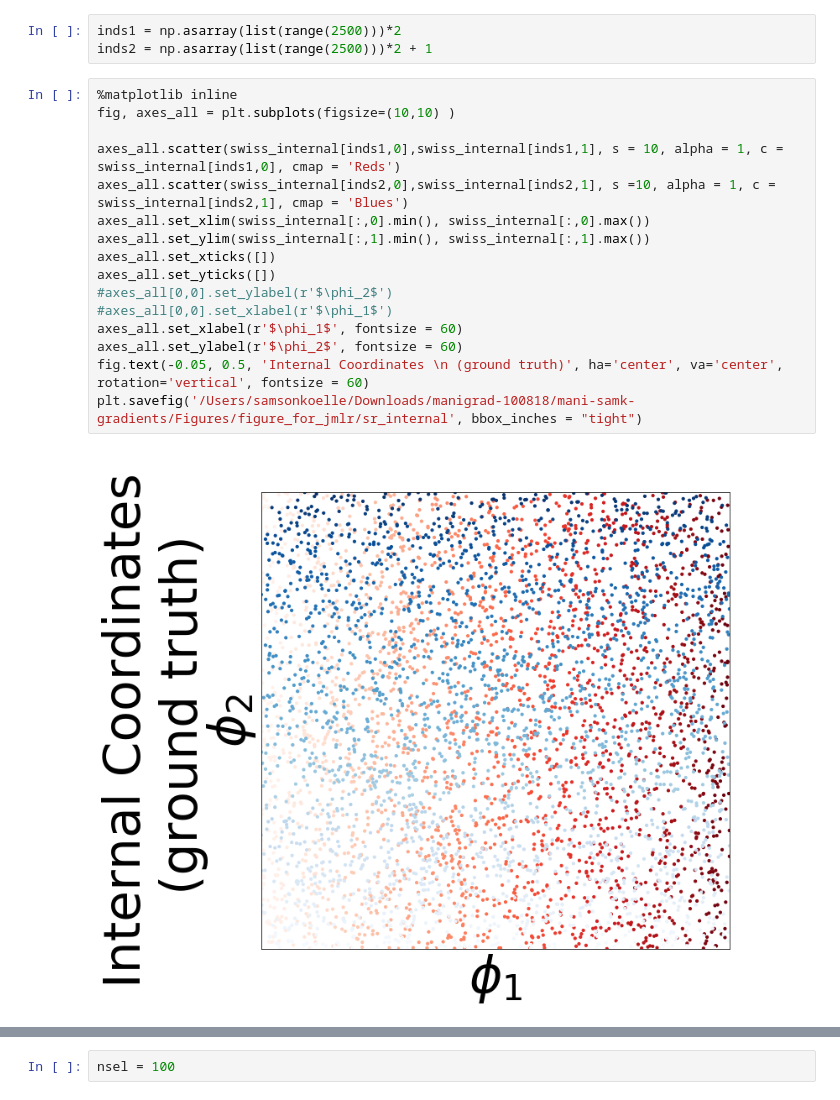
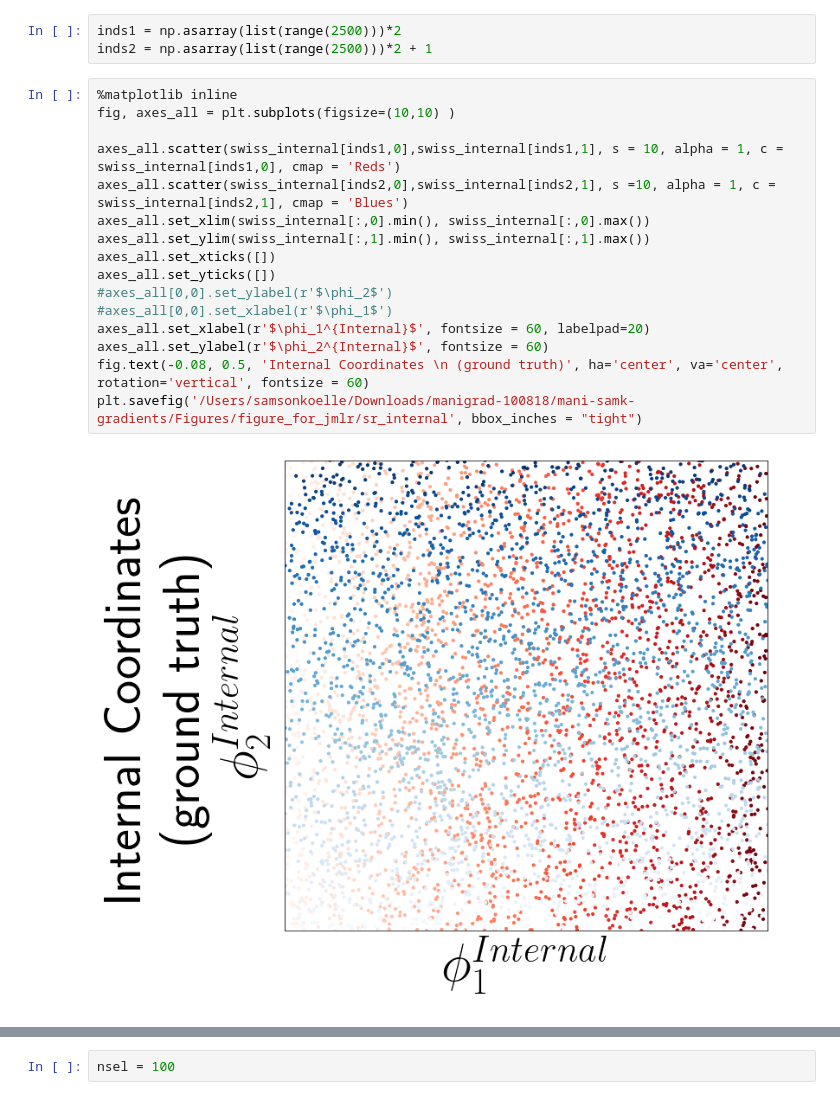
Before and after one commit to sjkoelle/manifoldflasso_jmlr, a Jupyter notebook: codes/swiss_jmlrresubmission2.ipynb, the cells around one changed output, grey strips where cells are left out. Saved outputs shown, nothing was run; the diff lists cells and outputs as text.

```diff
--- a/codes/swiss_jmlrresubmission2.ipynb
+++ b/codes/swiss_jmlrresubmission2.ipynb
@@ -179,21 +179,21 @@ inds2 = np.asarray(list(range(2500)))*2 + 1
 # %%
 %matplotlib inline
 fig, axes_all = plt.subplots(figsize=(10,10) )
 
 axes_all.scatter(swiss_internal[inds1,0],swiss_internal[inds1,1], s = 10, alpha = 1, c = swiss_internal[inds1,0], cmap = 'Reds')
 axes_all.scatter(swiss_internal[inds2,0],swiss_internal[inds2,1], s =10, alpha = 1, c = swiss_internal[inds2,1], cmap = 'Blues')
 axes_all.set_xlim(swiss_internal[:,0].min(), swiss_internal[:,0].max())
 axes_all.set_ylim(swiss_internal[:,1].min(), swiss_internal[:,1].max())
 axes_all.set_xticks([])
 axes_all.set_yticks([])
 #axes_all[0,0].set_ylabel(r'$\phi_2$')
 #axes_all[0,0].set_xlabel(r'$\phi_1$')
-axes_all.set_xlabel(r'$\phi_1$', fontsize = 60)
-axes_all.set_ylabel(r'$\phi_2$', fontsize = 60)
-fig.text(-0.05, 0.5, 'Internal Coordinates \n (ground truth)', ha='center', va='center', rotation='vertical', fontsize = 60)
+axes_all.set_xlabel(r'$\phi_1^{Internal}$', fontsize = 60, labelpad=20)
+axes_all.set_ylabel(r'$\phi_2^{Internal}$', fontsize = 60)
+fig.text(-0.08, 0.5, 'Internal Coordinates \n (ground truth)', ha='center', va='center', rotation='vertical', fontsize = 60)
 plt.savefig('/Users/samsonkoelle/Downloads/manigrad-100818/mani-samk-gradients/Figures/figure_for_jmlr/sr_internal', bbox_inches = "tight")
 # %% [output]
-[figure, old version]
+[figure, new version]
 # %%
 %matplotlib inline
 fig, axes_all = plt.subplots(figsize=(10,10) )
```
Also changed, not shown: parts of 15 cells of this notebook, 13 other files.
